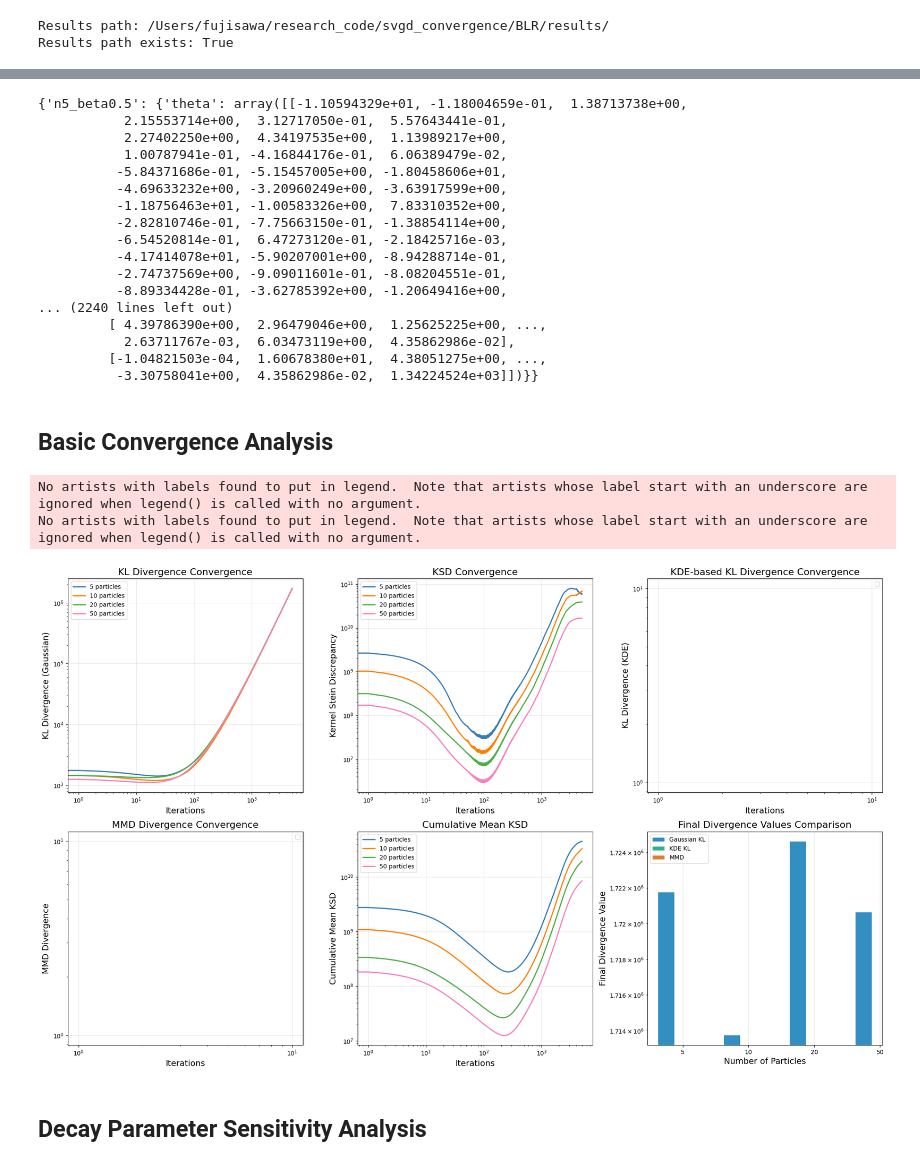
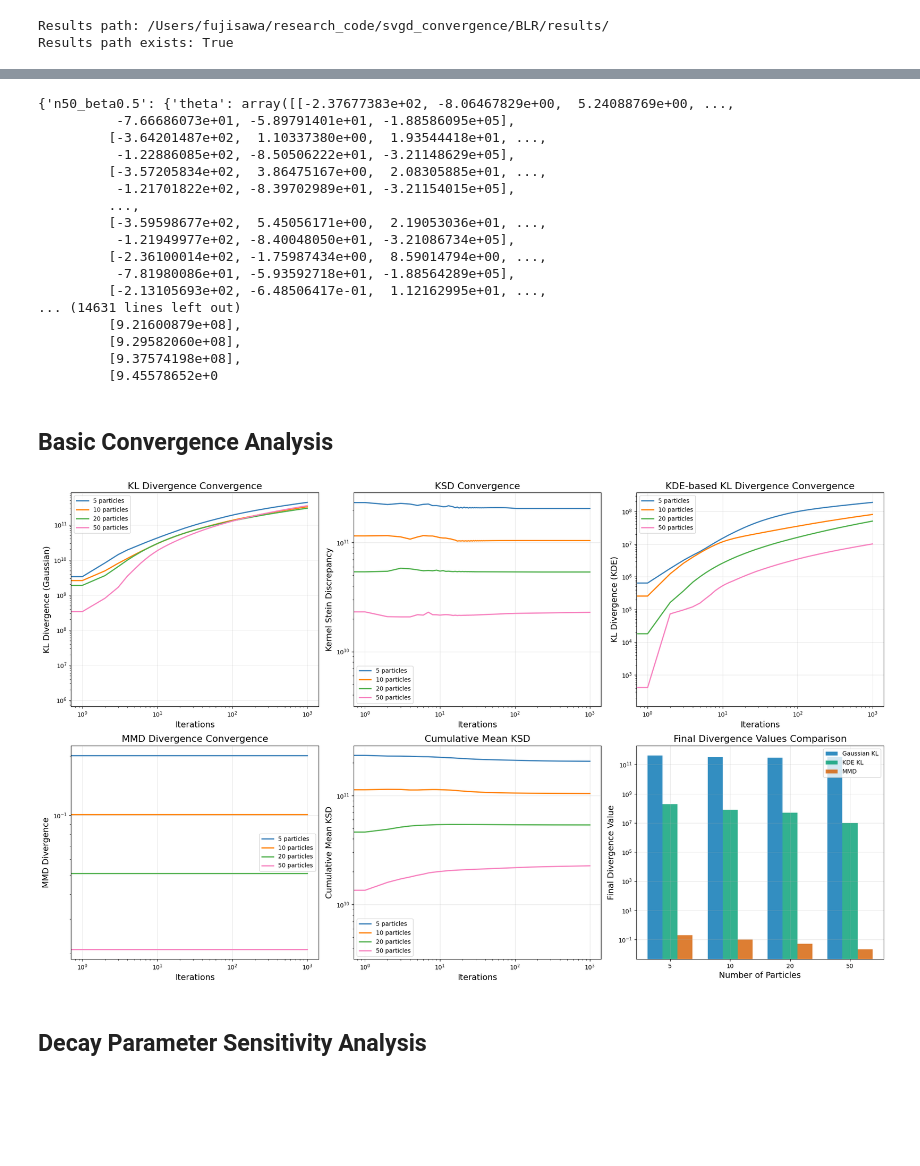
Before and after one commit to msfuji0211/svgd_convergence, a Jupyter notebook: BLR/plot.ipynb, the cells around one changed output, grey strips where cells are left out. Cells and saved outputs as stored; diff of their text form; code cells hidden in the pictures; blank space fills up the shorter version.

```diff
--- a/BLR/plot.ipynb
+++ b/BLR/plot.ipynb
@@ -65,7 +65,7 @@ Results path: /Users/fujisawa/research_code/svgd_convergence/BLR/results/
 Results path exists: True
 # %%
 # Load all results
-results = load_results_from_pickle(results_path, target_iterations=5000)
+results = load_results_from_pickle(results_path, target_iterations=1000)
 print(f"Loaded {len(results)} experiment results")
 
 # Print available experiments
@@ -92,23 +92,23 @@ Loaded: /Users/fujisawa/research_code/svgd_convergence/BLR/results/svgd_results_
 # %%
 results
 # %% [output]
-{'n5_beta0.5': {'theta': array([[-1.10594329e+01, -1.18004659e-01,  1.38713738e+00,
-           2.15553714e+00,  3.12717050e-01,  5.57643441e-01,
-           2.27402250e+00,  4.34197535e+00,  1.13989217e+00,
-           1.00787941e-01, -4.16844176e-01,  6.06389479e-02,
-          -5.84371686e-01, -5.15457005e+00, -1.80458606e+01,
-          -4.69633232e+00, -3.20960249e+00, -3.63917599e+00,
-          -1.18756463e+01, -1.00583326e+00,  7.83310352e+00,
-          -2.82810746e-01, -7.75663150e-01, -1.38854114e+00,
-          -6.54520814e-01,  6.47273120e-01, -2.18425716e-03,
-          -4.17414078e+01, -5.90207001e+00, -8.94288714e-01,
-          -2.74737569e+00, -9.09011601e-01, -8.08204551e-01,
-          -8.89334428e-01, -3.62785392e+00, -1.20649416e+00,
-... (2240 lines left out)
-         [ 4.39786390e+00,  2.96479046e+00,  1.25625225e+00, ...,
-           2.63711767e-03,  6.03473119e+00,  4.35862986e-02],
-         [-1.04821503e-04,  1.60678380e+01,  4.38051275e+00, ...,
-          -3.30758041e+00,  4.35862986e-02,  1.34224524e+03]])}}
+{'n50_beta0.5': {'theta': array([[-2.37677383e+02, -8.06467829e+00,  5.24088769e+00, ...,
+          -7.66686073e+01, -5.89791401e+01, -1.88586095e+05],
+         [-3.64201487e+02,  1.10337380e+00,  1.93544418e+01, ...,
+          -1.22886085e+02, -8.50506222e+01, -3.21148629e+05],
+         [-3.57205834e+02,  3.86475167e+00,  2.08305885e+01, ...,
+          -1.21701822e+02, -8.39702989e+01, -3.21154015e+05],
+         ...,
+         [-3.59598677e+02,  5.45056171e+00,  2.19053036e+01, ...,
+          -1.21949977e+02, -8.40048050e+01, -3.21086734e+05],
+         [-2.36100014e+02, -1.75987434e+00,  8.59014794e+00, ...,
+          -7.81980086e+01, -5.93592718e+01, -1.88564289e+05],
+         [-2.13105693e+02, -6.48506417e-01,  1.12162995e+01, ...,
+... (14631 lines left out)
+         [9.21600879e+08],
+         [9.29582060e+08],
+         [9.37574198e+08],
+         [9.45578652e+0
 # %% [markdown]
 ## Basic Convergence Analysis
 # %%
@@ -122,7 +122,7 @@ particle_counts = [5, 10, 20, 50]
 # Plot KL divergence convergence
 plt.subplot(2, 3, 1)
 for i, n_particles in enumerate(particle_counts):
-    key = f"n{n_particles}_beta0.0"
+    key = f"n{n_particles}_beta1.0"
     if key in results:
         kl_list = results[key]['kl_list']
         if kl_list is not None and len(kl_list) > 0:
@@ -141,7 +141,7 @@ plt.grid(True, alpha=0.3)
 # Plot KSD convergence
 plt.subplot(2, 3, 2)
 for i, n_particles in enumerate(particle_counts):
-    key = f"n{n_particles}_beta0.0"
+    key = f"n{n_particles}_beta1.0"
     if key in results:
         ksd_list = results[key]['ksd_list']
         if ksd_list is not None and len(ksd_list) > 0:
@@ -160,7 +160,7 @@ plt.grid(True, alpha=0.3)
 # Plot KDE-based KL divergence convergence
 plt.subplot(2, 3, 3)
 for i, n_particles in enumerate(particle_counts):
-    key = f"n{n_particles}_beta0.0"
+    key = f"n{n_particles}_beta1.0"
     if key in results:
         kl_kde_list = results[key].get('kl_kde_list', None)
         if kl_kde_list is not None and len(kl_kde_list) > 0:
@@ -182,7 +182,7 @@ plt.grid(True, alpha=0.3)
 # Plot MMD divergence convergence
 plt.subplot(2, 3, 4)
 for i, n_particles in enumerate(particle_counts):
-    key = f"n{n_particles}_beta0.0"
+    key = f"n{n_particles}_beta1.0"
     if key in results:
         kl_mmd_list = results[key].get('kl_mmd_list', None)
         if kl_mmd_list is not None and len(kl_mmd_list) > 0:
@@ -204,7 +204,7 @@ plt.grid(True, alpha=0.3)
 # Plot cumulative mean KSD
 plt.subplot(2, 3, 5)
 for i, n_particles in enumerate(particle_counts):
-    key = f"n{n_particles}_beta0.0"
+    key = f"n{n_particles}_beta1.0"
     if key in results:
         ksd_list = results[key]['ksd_list']
         if ksd_list is not None and len(ksd_list) > 0:
@@ -228,7 +228,7 @@ final_kl_kde = []
 final_mmd = []
 
 for n_particles in particle_counts:
-    key = f"n{n_particles}_beta0.0"
+    key = f"n{n_particles}_beta1.0"
     if key in results:
         # Final KL (Gaussian)
         kl_list = results[key]['kl_list']
@@ -250,36 +250,34 @@ for n_particles in particle_counts:
 
         # Final MMD
         kl_mmd = results[key].get('kl_mmd', None)
         if kl_mmd is not None:
             # Convert to scalar if it's a numpy array
             if hasattr(kl_mmd, 'item'):
                 final_mmd.append(kl_mmd.item())
             else:
                 final_mmd.append(float(kl_mmd))
         else:
             final_mmd.append(np.nan)
 
 x = np.arange(len(particle_counts))
 width = 0.25
 
 plt.bar(x - width, final_kl_gaussian, width, label='Gaussian KL', alpha=0.8)
 plt.bar(x, final_kl_kde, width, label='KDE KL', alpha=0.8)
 plt.bar(x + width, final_mmd, width, label='MMD', alpha=0.8)
 
 plt.xlabel('Number of Particles', fontsize=14)
 plt.ylabel('Final Divergence Value', fontsize=14)
 plt.title('Final Divergence Values Comparison', fontsize=16)
 plt.xticks(x, particle_counts)
 plt.yscale('log')
 plt.legend()
 plt.grid(True, alpha=0.3)
 
 plt.tight_layout()
 plt.show()
 # %% [output]
-No artists with labels found to put in legend.  Note that artists whose label start with an underscore are ignored when legend() is called with no argument.
-No artists with labels found to put in legend.  Note that artists whose label start with an underscore are ignored when legend() is called with no argument.
-[figure, old version]
+[figure, new version]
 # %% [markdown]
 ## Decay Parameter Sensitivity Analysis
 # %%
```
Also changed, not shown: parts of 6 cells of this notebook, 10 other files.
